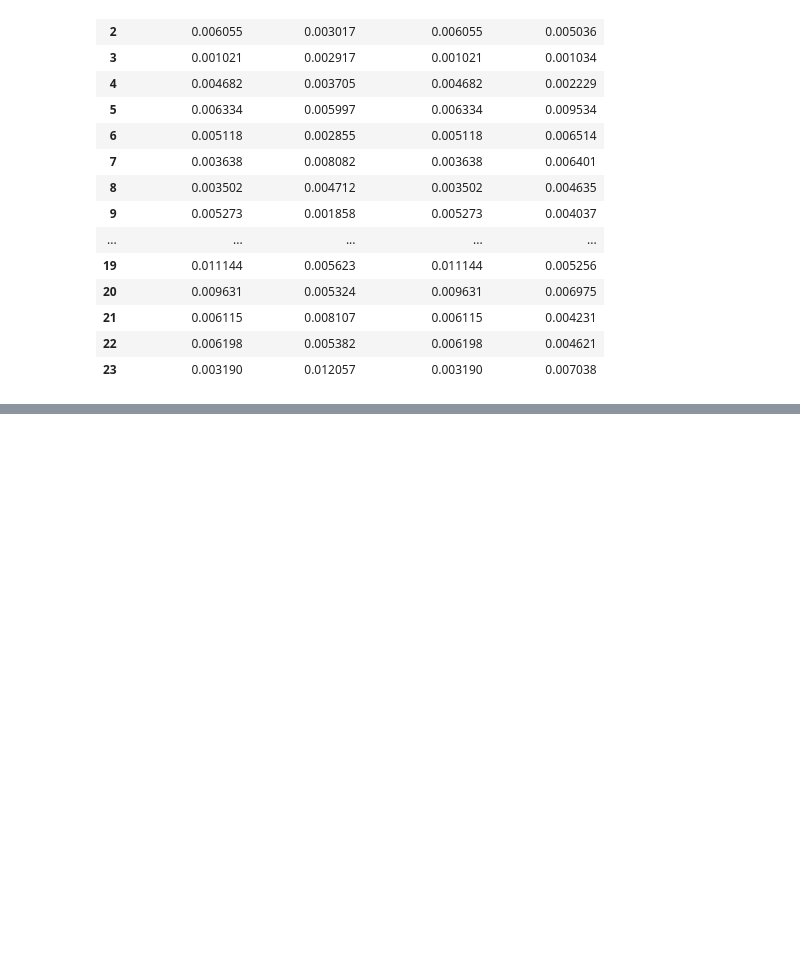
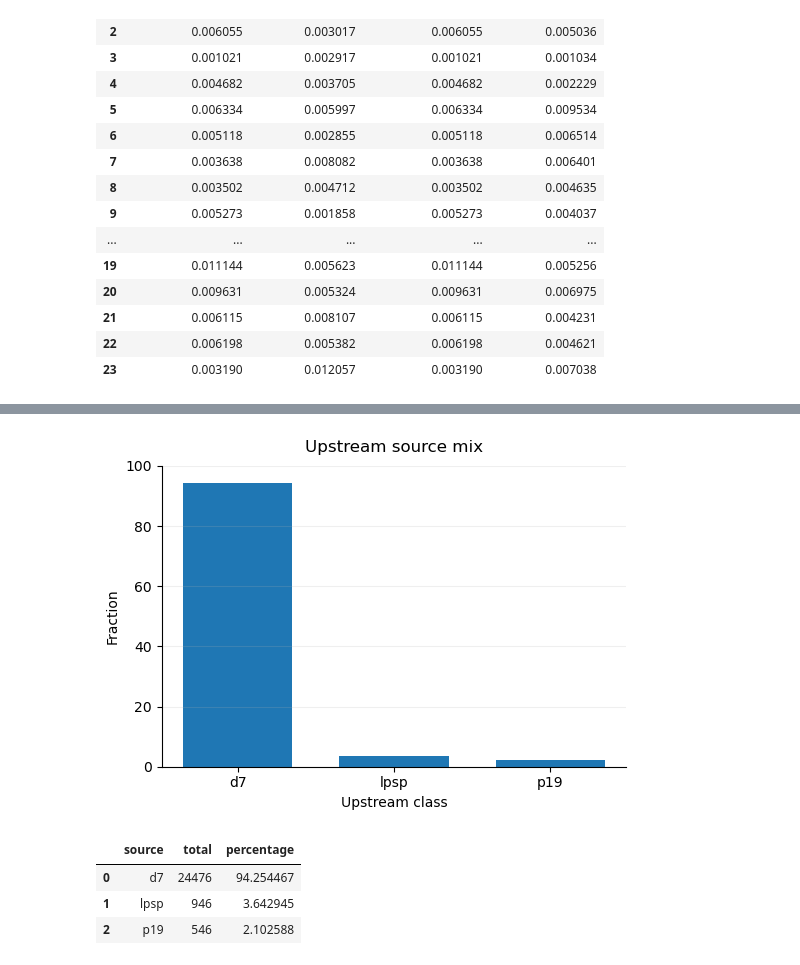
Before and after one commit to sansachenlelele/connectome_analysis_fisherlab, a Jupyter notebook: analysis_glucl-to-connectome-25summer.ipynb, the cells around one changed output, grey strips where cells are left out. Drawn from its saved outputs; the diff is of its cells as text; code cells hidden in the pictures; blank space fills up the shorter version.

```diff
--- a/analysis_glucl-to-connectome-25summer.ipynb
+++ b/analysis_glucl-to-connectome-25summer.ipynb
@@ -2198,0 +2238,21 @@ axon_vs_farthestdendrite_2
+# %%
+for name, df in dict_d7_as_upstream.items():
+    print(name, df.shape)
+# %%
+data_dir = Path("csv_25summer") / "csv_all_LPsP_upstreams"
+
+csv_files = sorted(data_dir.glob('*.csv'))
+
+dict_lpsp_as_upstream = {
+    f.stem: pd.read_csv(f)
+    for f in csv_files
+}
+# %%
+data_dir = Path("csv_25summer") / "csv_all_P1-9_upstreams"
+
+csv_files = sorted(data_dir.glob('*.csv'))
+
+dict_p19_as_upstream = {
+    f.stem: pd.read_csv(f)
+    for f in csv_files
+}
@@ -2198,0 +2333,4 @@ axon_vs_farthestdendrite_2
+# %%
+summarydf_glutamate_as_upstream = build_glutamate_upstream_summary(
+    delta7_naming, dict_d7_as_upstream, dict_lpsp_as_upstream, dict_p19_as_upstream
+)
@@ -2198,0 +2414,14 @@ axon_vs_farthestdendrite_2
+# %%
+plot_upstream_mix(summarydf_glutamate_as_upstream,
+                  cols=("d7","lpsp","p19"),
+                  scale_to_100=True,
+                  title="Upstream source mix",
+                  xlabel="Upstream class",
+                  ylabel="Fraction",
+                  save = False)
+# %% [output]
+[figure, added]
+|  | source | total | percentage |
+| 0 | d7 | 24476 | 94.254467 |
+| 1 | lpsp | 946 | 3.642945 |
+| 2 | p19 | 546 | 2.102588 |
```
Also changed, not shown: parts of 10 cells of this notebook, 1 other file.
